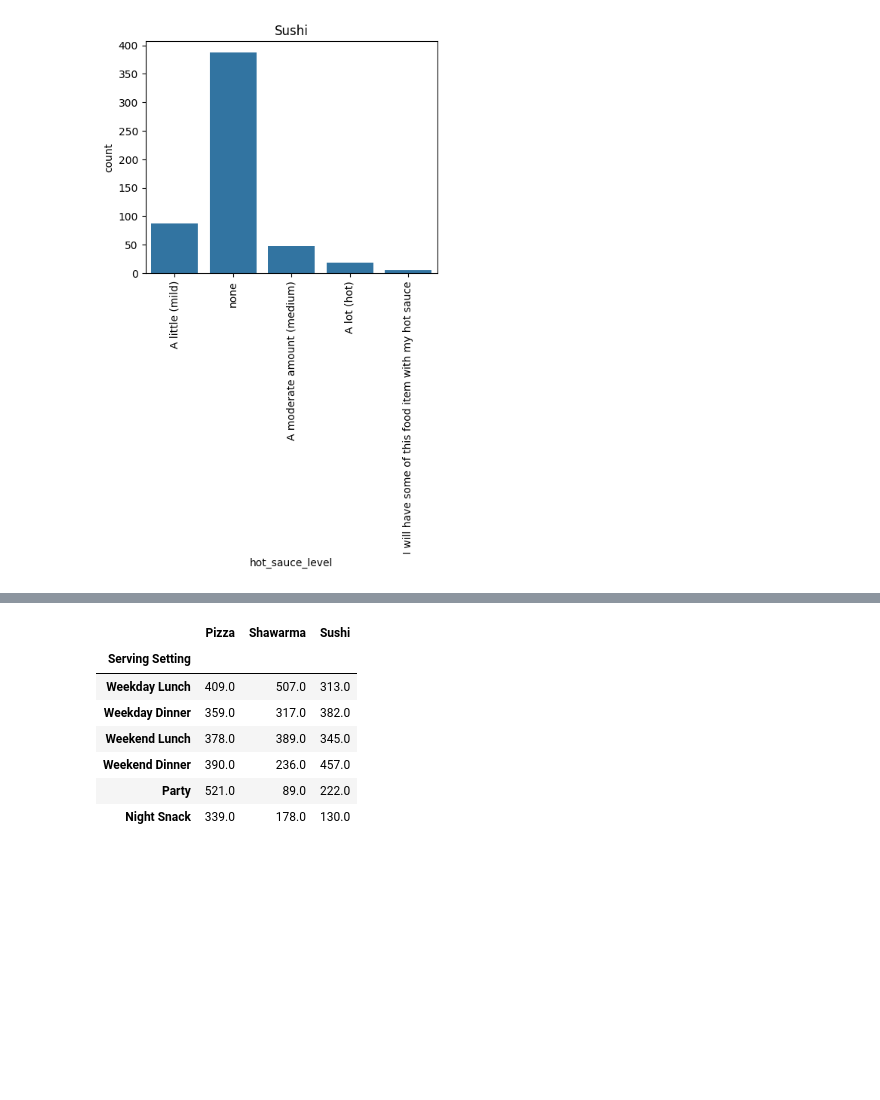
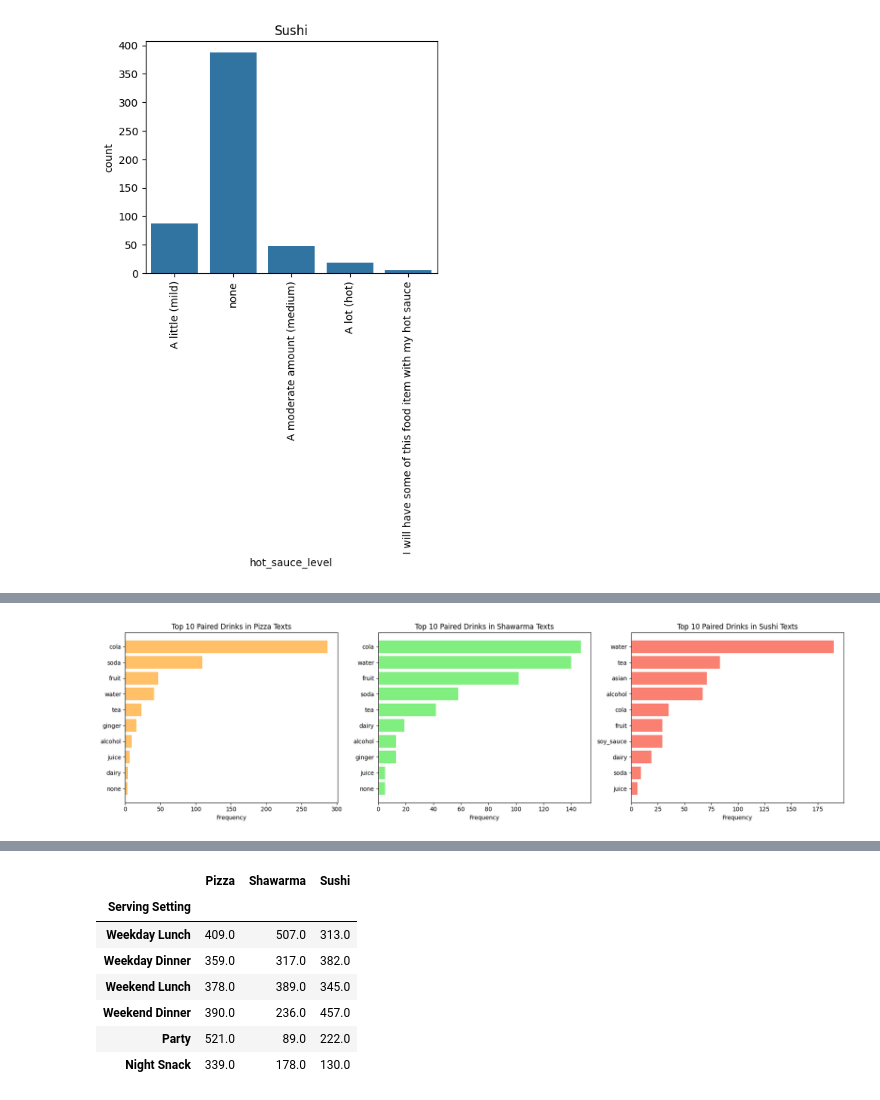
Before and after one commit to mding010705/CSC311-ML-Challenge, a Jupyter notebook: CSC311_EDA.ipynb, the cells around one changed output, grey strips where cells are left out. Cells and saved outputs as stored; diff of their text form; code cells hidden in the pictures; blank space fills up the shorter version.

```diff
--- a/CSC311_EDA.ipynb
+++ b/CSC311_EDA.ipynb
@@ -337,0 +237,30 @@ dtype: int64
+# %%
+# Top 5 common drinks for each food type
+
+pizza_drinks = df_pizza['paired_drink'].value_counts().head(10)
+shawarma_drinks = df_shawarma['paired_drink'].value_counts().head(10)
+sushi_drinks = df_sushi['paired_drink'].value_counts().head(10)
+
+# Initialize figure
+fig, axes = plt.subplots(1, 3, figsize=(18, 5))
+colors = ['#FFC067', '#80EF80', '#FA8072']
+
+# Plot for Pizza
+axes[0].barh(pizza_drinks.index[::-1], pizza_drinks.values[::-1], color=colors[0])
+axes[0].set_title("Top 10 Paired Drinks in Pizza Texts")
+axes[0].set_xlabel("Frequency")
+
+# Plot for Shawarma
+axes[1].barh(shawarma_drinks.index[::-1], shawarma_drinks.values[::-1], color=colors[1])
+axes[1].set_title("Top 10 Paired Drinks in Shawarma Texts")
+axes[1].set_xlabel("Frequency")
+
+# Plot for Sushi
+axes[2].barh(sushi_drinks.index[::-1], sushi_drinks.values[::-1], color=colors[2])
+axes[2].set_title("Top 10 Paired Drinks in Sushi Texts")
+axes[2].set_xlabel("Frequency")
+
+plt.tight_layout()
+plt.show()
+# %% [output]
+[figure, added]
```
Also changed, not shown: parts of 7 cells of this notebook.
